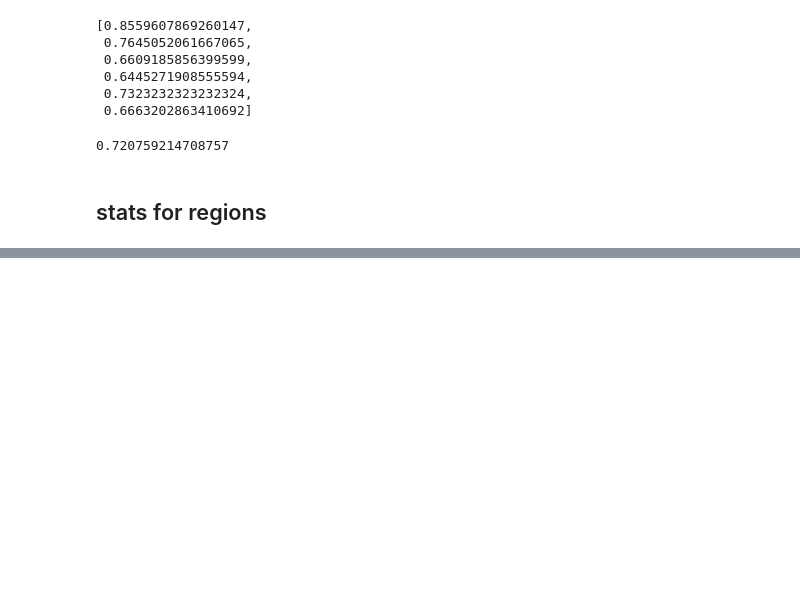
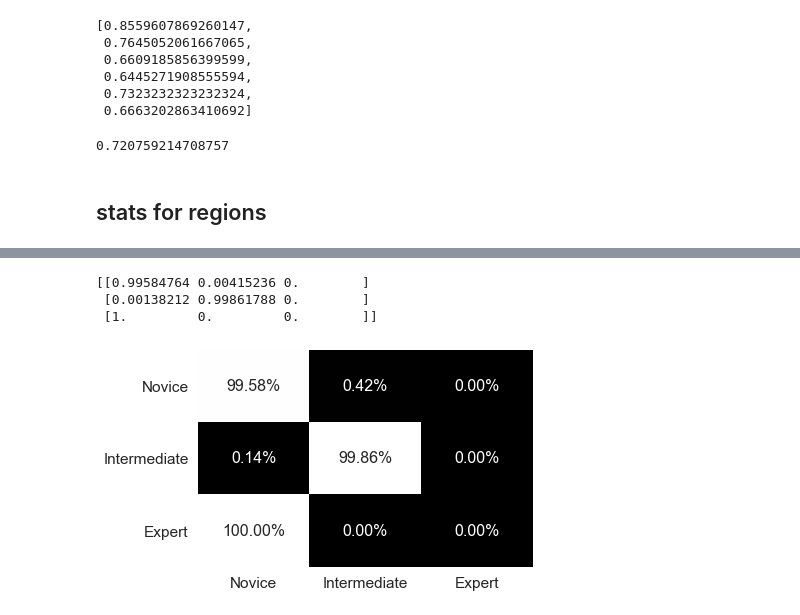
Before and after one commit to d0rnkernsky/COMP4906, a Jupyter notebook: model.ipynb, the cells around one changed output, grey strips where cells are left out. Cells and saved outputs as stored; diff of their text form; code cells hidden in the pictures; blank space fills up the shorter version.

```diff
--- a/model.ipynb
+++ b/model.ipynb
@@ -635 +750,22 @@ support: [   99 10463 11548]
+# %%
+reg_mean_conf= []
+for key in reg_confusions:
+    reg_mean_conf.append(np.mean(reg_confusions[key], axis=(0)))
+
+all_conf = np.mean(reg_mean_conf, axis=0)
+print(all_conf)
+df_cm = pd.DataFrame(all_conf, range(3), range(3))
+# plt.figure(figsize=(10,7))
+sn.set(font_scale=1.4) # for label size
+sn.heatmap(df_cm, annot=True, annot_kws={"size": 16},
+           xticklabels=labels,
+           yticklabels=labels,
+           cbar=False, cmap="gray",  fmt=".2%") # font size
+
+plt.show()
+# %% [output]
+[[0.99584764 0.00415236 0.        ]
+ [0.00138212 0.99861788 0.        ]
+ [1.         0.         0.        ]]
+[figure, added]
 # %%
```
Also changed, not shown: parts of 36 cells of this notebook, 3 other files.
